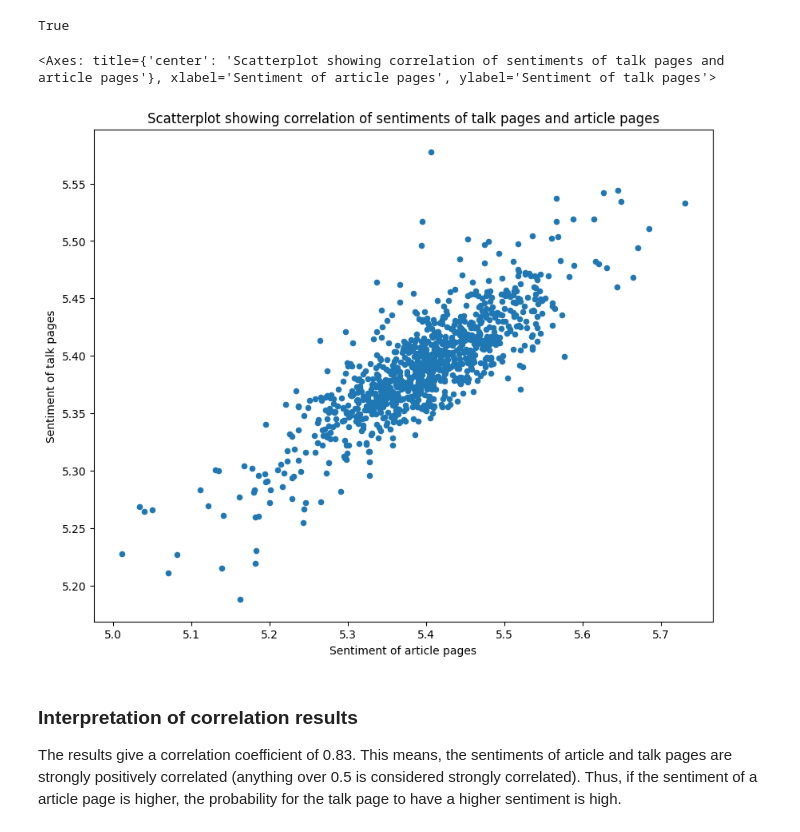
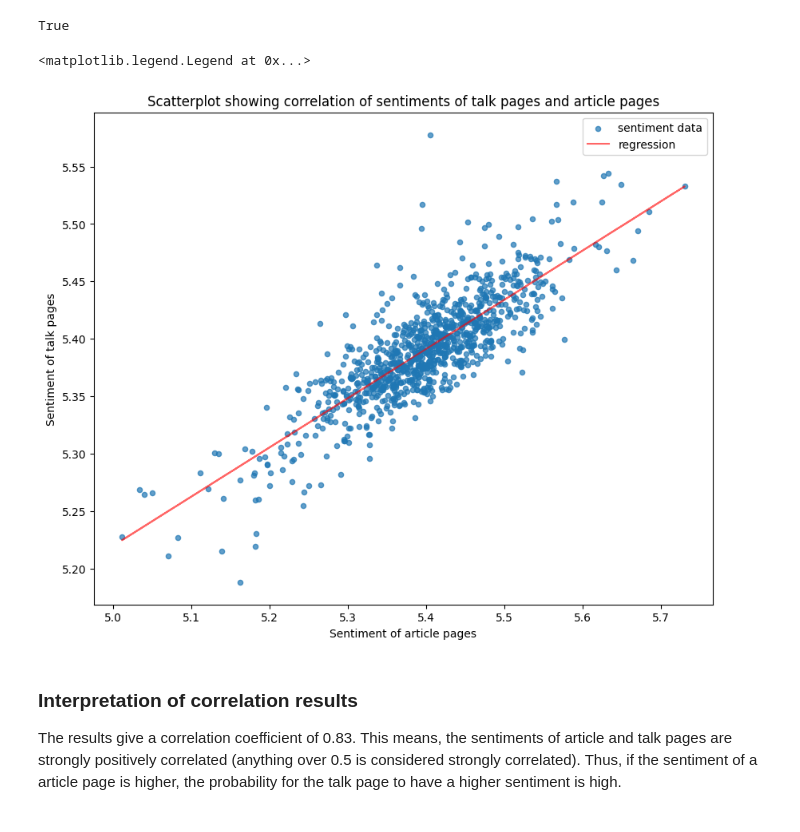
Before and after one commit to andste97/socialgraphs2023f-project, a Jupyter notebook: project/Project_draft.ipynb, the cells around one changed output. Cells and saved outputs as stored; diff of their text form; code cells hidden in the pictures.

```diff
--- a/project/Project_draft.ipynb
+++ b/project/Project_draft.ipynb
@@ -628,16 +618,33 @@ True
 #sentiments_pages_df.corr(numeric_only=True)
 # %%
 # create graph showing correlation value
+
+fig, ax = plt.subplots()
 
 sentiments_pages_df.plot.scatter (
     "articlepage_sentiment", "talkpage_sentiment",
     title = "Scatterplot showing correlation of sentiments of talk pages and article pages",
     xlabel = "Sentiment of article pages",
-    ylabel = "Sentiment of talk pages"
+    ylabel = "Sentiment of talk pages",
+    label='sentiment data',
+    alpha=0.7,
+    ax=ax
 )
+
+sentiments_pages_df = sentiments_pages_df.dropna()
+
+X = sentiments_pages_df["articlepage_sentiment"].values.reshape(-1,1)
+Y = sentiments_pages_df["talkpage_sentiment"].values.reshape(-1,1)
+
+linear_regressor = LinearRegression()
+linear_regressor.fit(X, Y)
+Y_pred = linear_regressor.predict(X)
+
+ax.plot(X, Y_pred, color='red', alpha=0.6, label='regression')
+ax.legend()
 # %% [output]
-<Axes: title={'center': 'Scatterplot showing correlation of sentiments of talk pages and article pages'}, xlabel='Sentiment of article pages', ylabel='Sentiment of talk pages'>
+<matplotlib.legend.Legend at 0x...>
-[figure, old version]
+[figure, new version]
 # %% [markdown]
 ### Interpretation of correlation results
 
```
Also changed, not shown: parts of 5 cells of this notebook, 3 other files.
